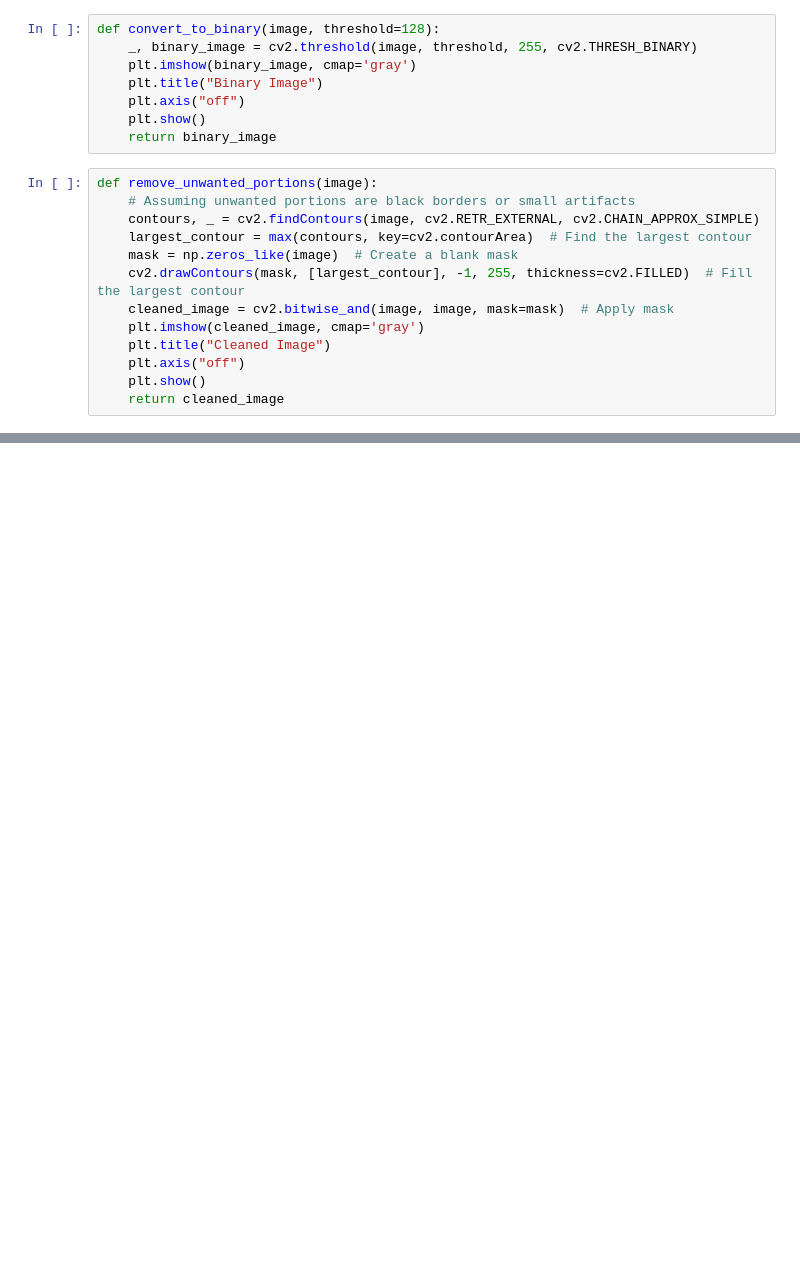
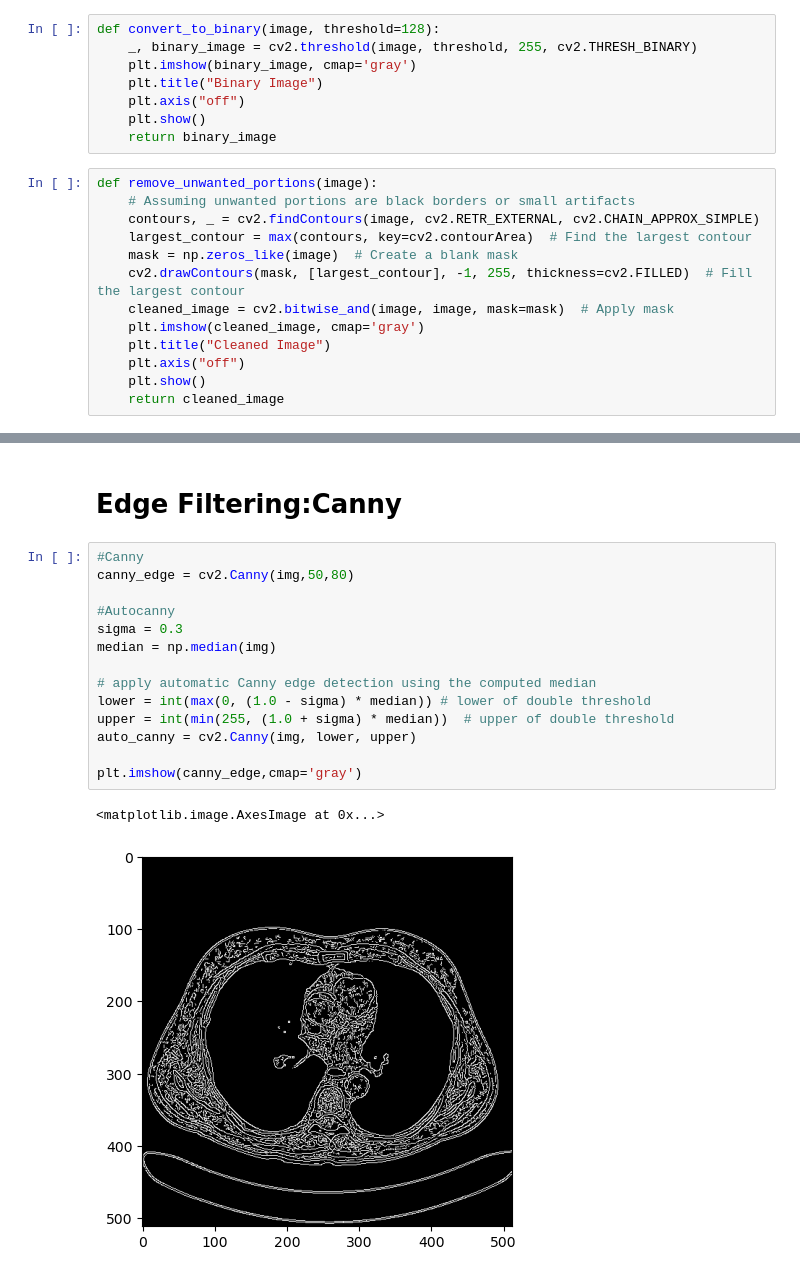
Before and after one commit to sifat26/ImageProcessing_LungCancerDetection, a Jupyter notebook: Imagepreprocessing.ipynb, the cells around one changed output, grey strips where cells are left out. Saved outputs shown, nothing was run; the diff lists cells and outputs as text; blank space fills up the shorter version.

```diff
--- a/Imagepreprocessing.ipynb
+++ b/Imagepreprocessing.ipynb
@@ -90,0 +118,19 @@ error: OpenCV(4.10.0) D:\a\opencv-python\opencv-python\opencv\modules\imgproc\sr
+# %% [markdown]
+# Edge Filtering:Canny
+# %%
+#Canny
+canny_edge = cv2.Canny(img,50,80)
+
+#Autocanny
+sigma = 0.3
+median = np.median(img)
+
+# apply automatic Canny edge detection using the computed median
+lower = int(max(0, (1.0 - sigma) * median)) # lower of double threshold
+upper = int(min(255, (1.0 + sigma) * median))  # upper of double threshold
+auto_canny = cv2.Canny(img, lower, upper)
+
+plt.imshow(canny_edge,cmap='gray')
+# %% [output]
+<matplotlib.image.AxesImage at 0x...>
+[figure, added]
```
Also changed, not shown: parts of 5 cells of this notebook.
